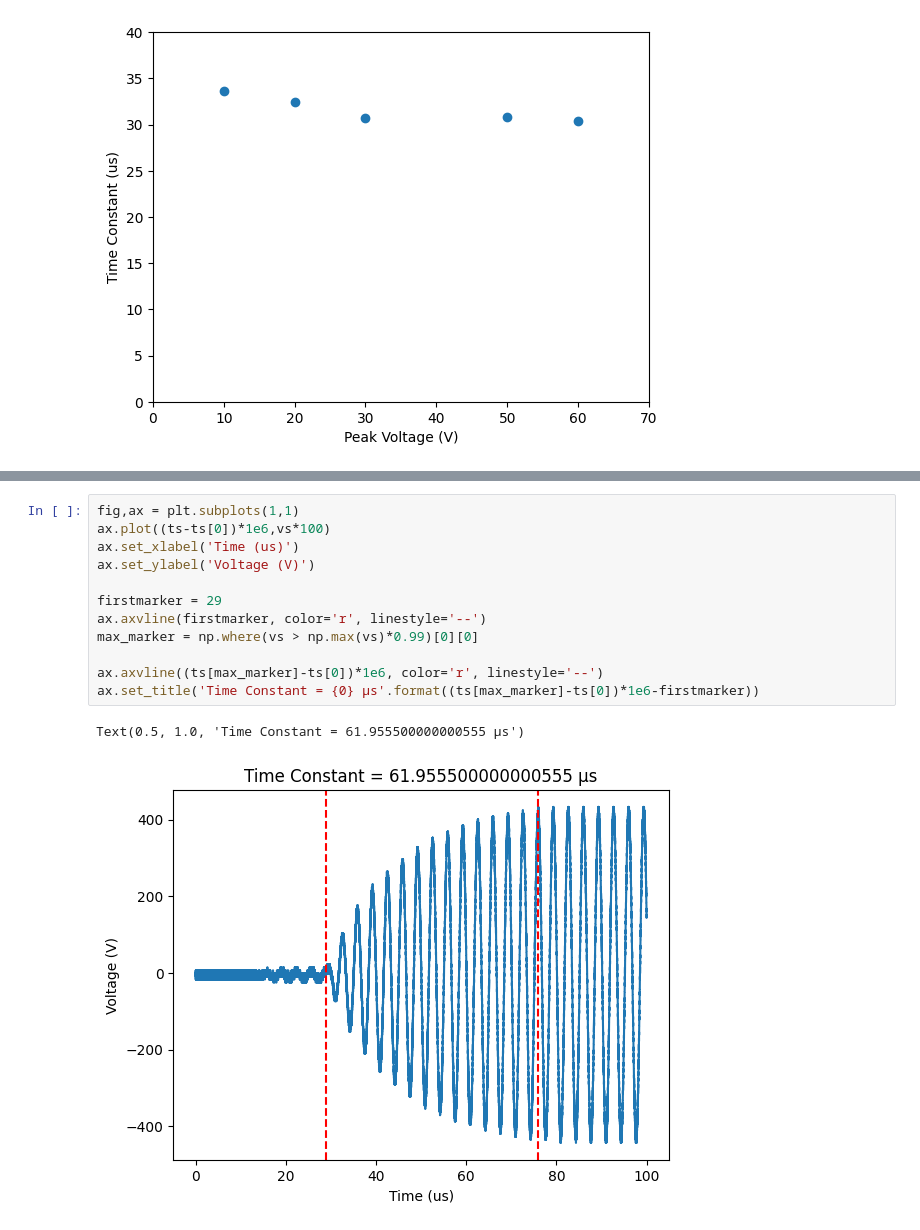
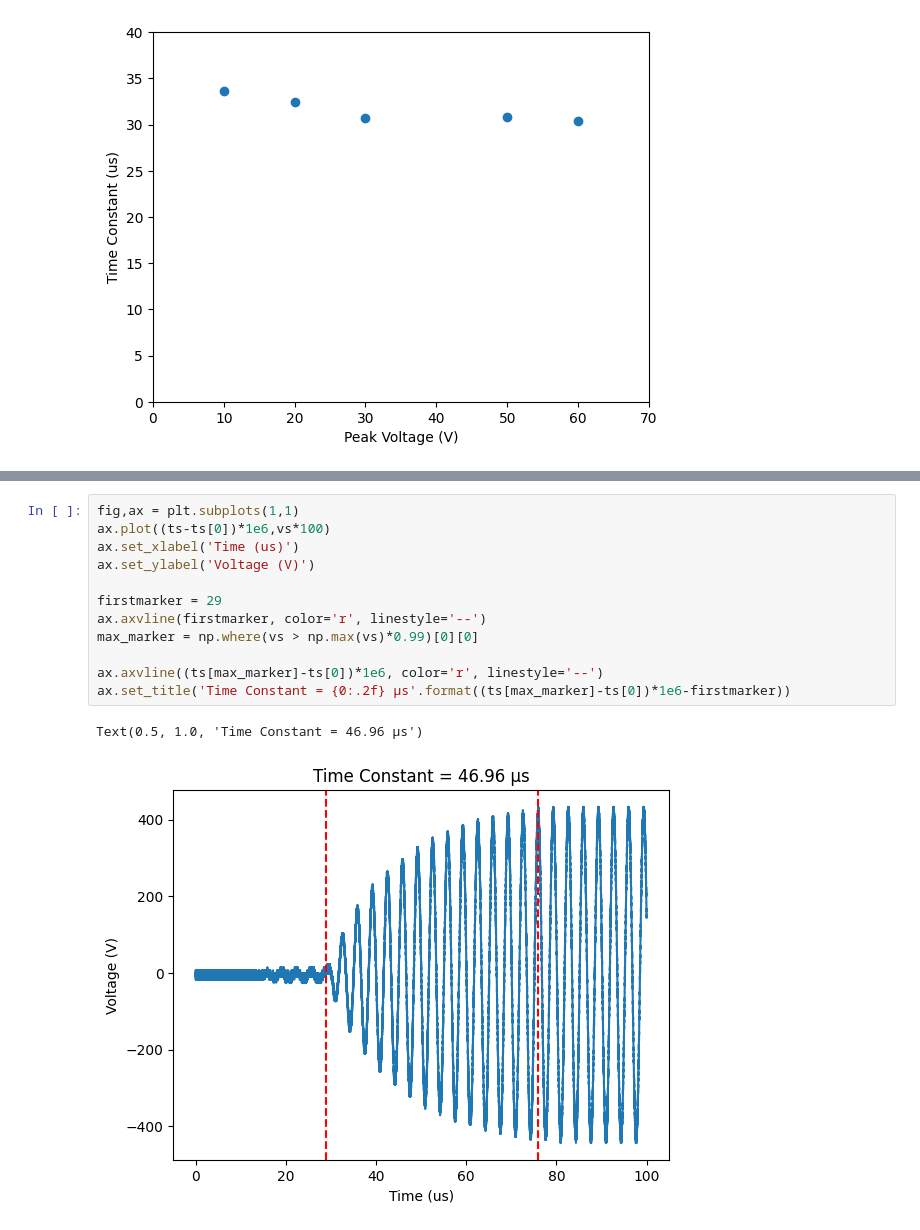
Before and after one commit to EmilLenler/PhD-Work, a Jupyter notebook: Lab Stuff/ESI/Equipment/Time Constants/timeConstants.ipynb, the cells around one changed output, grey strips where cells are left out. Drawn from its saved outputs; the diff is of its cells as text.

```diff
--- a/Lab Stuff/ESI/Equipment/Time Constants/timeConstants.ipynb
+++ b/Lab Stuff/ESI/Equipment/Time Constants/timeConstants.ipynb
@@ -72,15 +75,15 @@ Text(0.5, 1.0, 'Time Constant = 61.955500000000555')
 # %%
 fig,ax = plt.subplots(1,1)
 ax.plot((ts-ts[0])*1e6,vs*100)
 ax.set_xlabel('Time (us)')
 ax.set_ylabel('Voltage (V)')
 
 firstmarker = 29
 ax.axvline(firstmarker, color='r', linestyle='--')
 max_marker = np.where(vs > np.max(vs)*0.99)[0][0]
 
 ax.axvline((ts[max_marker]-ts[0])*1e6, color='r', linestyle='--')
-ax.set_title('Time Constant = {0} µs'.format((ts[max_marker]-ts[0])*1e6-firstmarker))
+ax.set_title('Time Constant = {0:.2f} µs'.format((ts[max_marker]-ts[0])*1e6-firstmarker))
 # %% [output]
-Text(0.5, 1.0, 'Time Constant = 61.955500000000555 µs')
+Text(0.5, 1.0, 'Time Constant = 46.96 µs')
-[figure, old version]
+[figure, new version]
```
Also changed, not shown: parts of 3 cells of this notebook, 2 other files.
